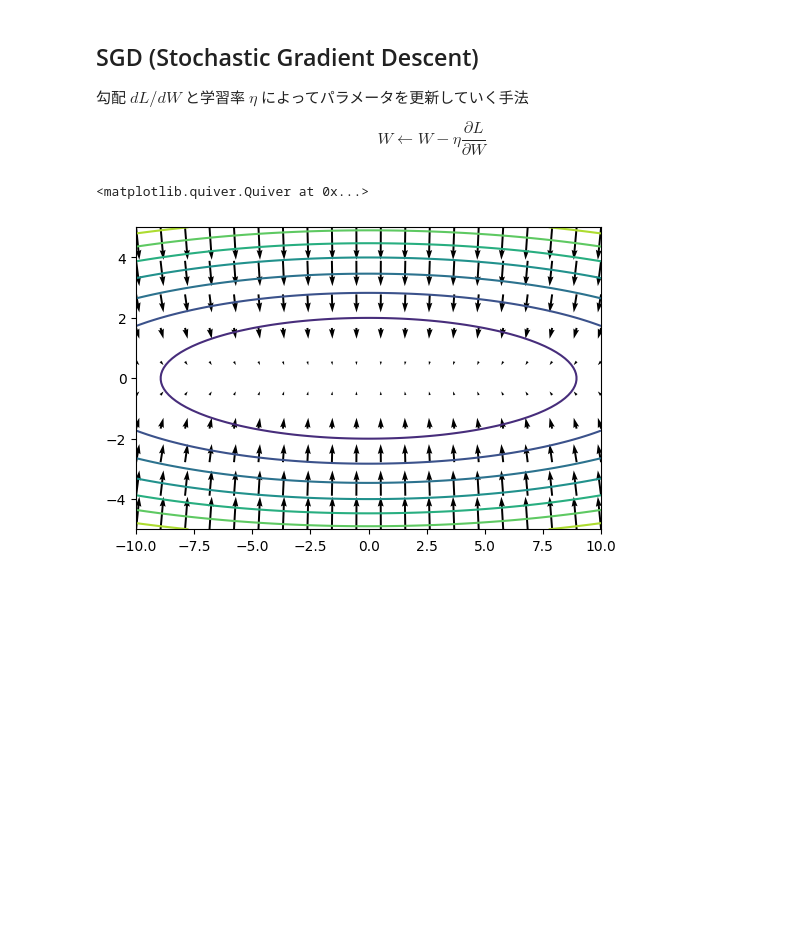
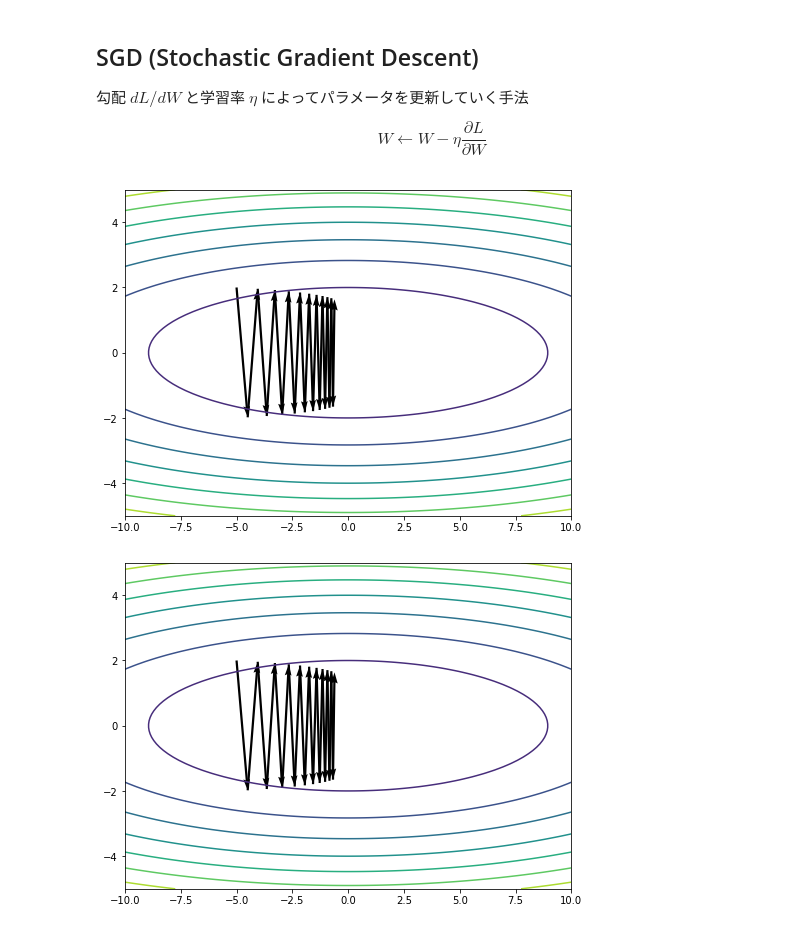
Before and after one commit to zero-one-seminar/2022-f-DeepLearning-11, a Jupyter notebook: 1.Introduction/optimization.ipynb, the cells around one changed output. Drawn from its saved outputs; the diff is of its cells as text; code cells hidden in the pictures; blank space fills up the shorter version.

```diff
--- a/1.Introduction/optimization.ipynb
+++ b/1.Introduction/optimization.ipynb
@@ -22,25 +24,27 @@ def F(x, y):
 def diff(x, y):
     """ (dF/dx, dF/dy)を返す """
     return (x / 10, 2 * y)
-# %%
-# フィールドの定義
-fig = plt.figure(dpi=100, facecolor="white")
-ax = fig.add_subplot(111)
-
-# 等高線プロット
-x1 = np.linspace(-10, 10, 200)
-y1 = np.linspace(-5, 5, 100)
-X1, Y1 = np.meshgrid(x1, y1)
-Z = F(X1, Y1)
-ax.contour(X1, Y1, Z)
-
-# ベクトルプロット
-x2 = np.linspace(-10, 10, 20)
-y2 = np.linspace(-5, 5, 10)
-X2, Y2 = np.meshgrid(x2, y2)
-
-dFdx, dFdy = diff(X2, Y2)
-ax.quiver(X2, Y2, -dFdx, -dFdy)
-# %% [output]
-<matplotlib.quiver.Quiver at 0x...>
-[figure, removed]
+# %%
+class SGD:
+    def __init__(self, lr=0.01):
+        """
+        Args
+        ----
+        lr : float
+            LearningRate（学習率）
+        """
+        self.lr = lr
+
+    def update(self, params, grads):
+        for key in params.keys():
+            params[key] -= self.lr * grads[key]
+# %%
+field = Field(F, (-10, 10), (-5, 5))
+adventurer = Adventurer(-5, 2)
+sgd = SGD(lr=1)
+# %%
+adventurer.optimize(field, sgd)
+field.plot(adventurer.route)
+# %% [output]
+[figure, added]
+[figure, added]
```
Also changed, not shown: parts of 2 cells of this notebook, 6 other files.
